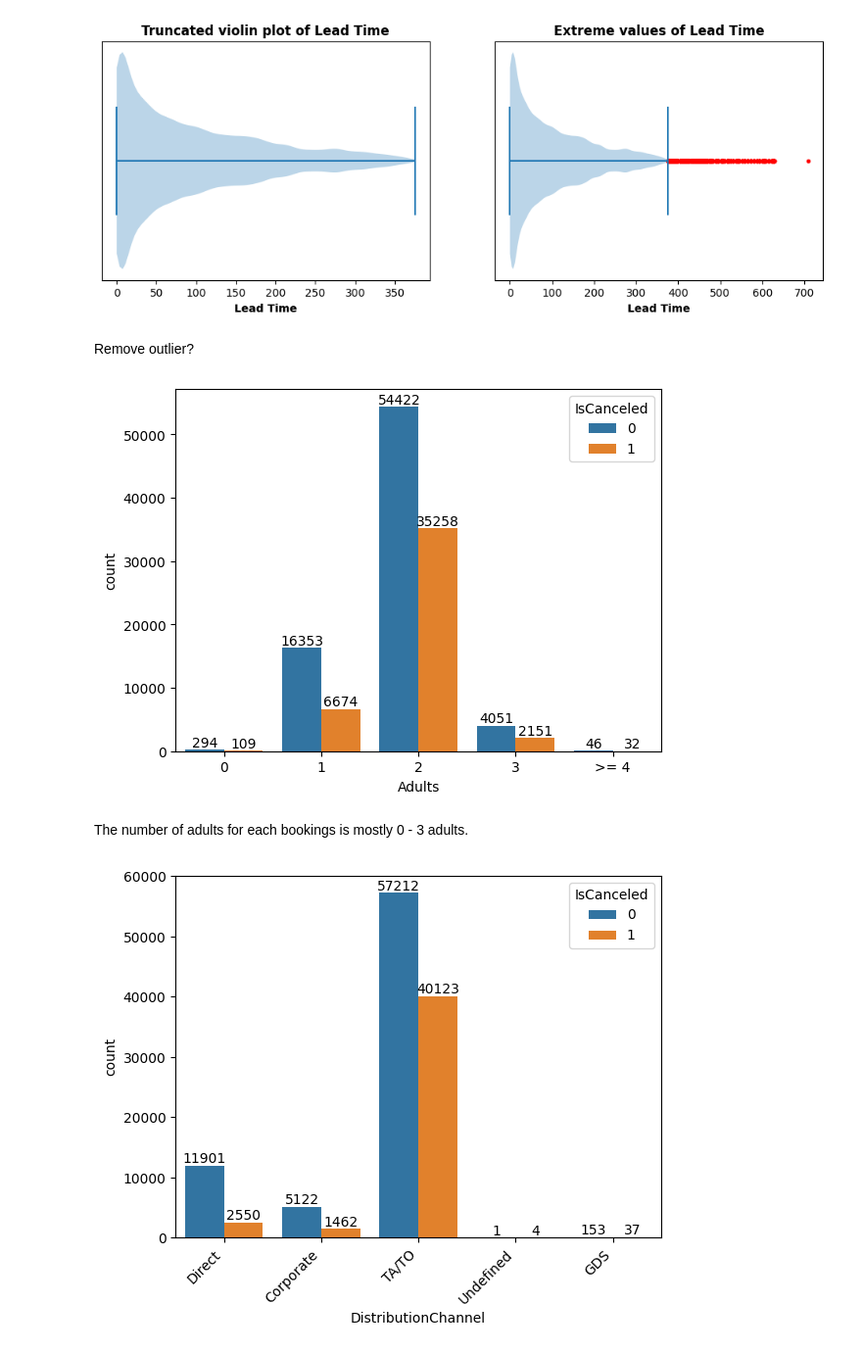
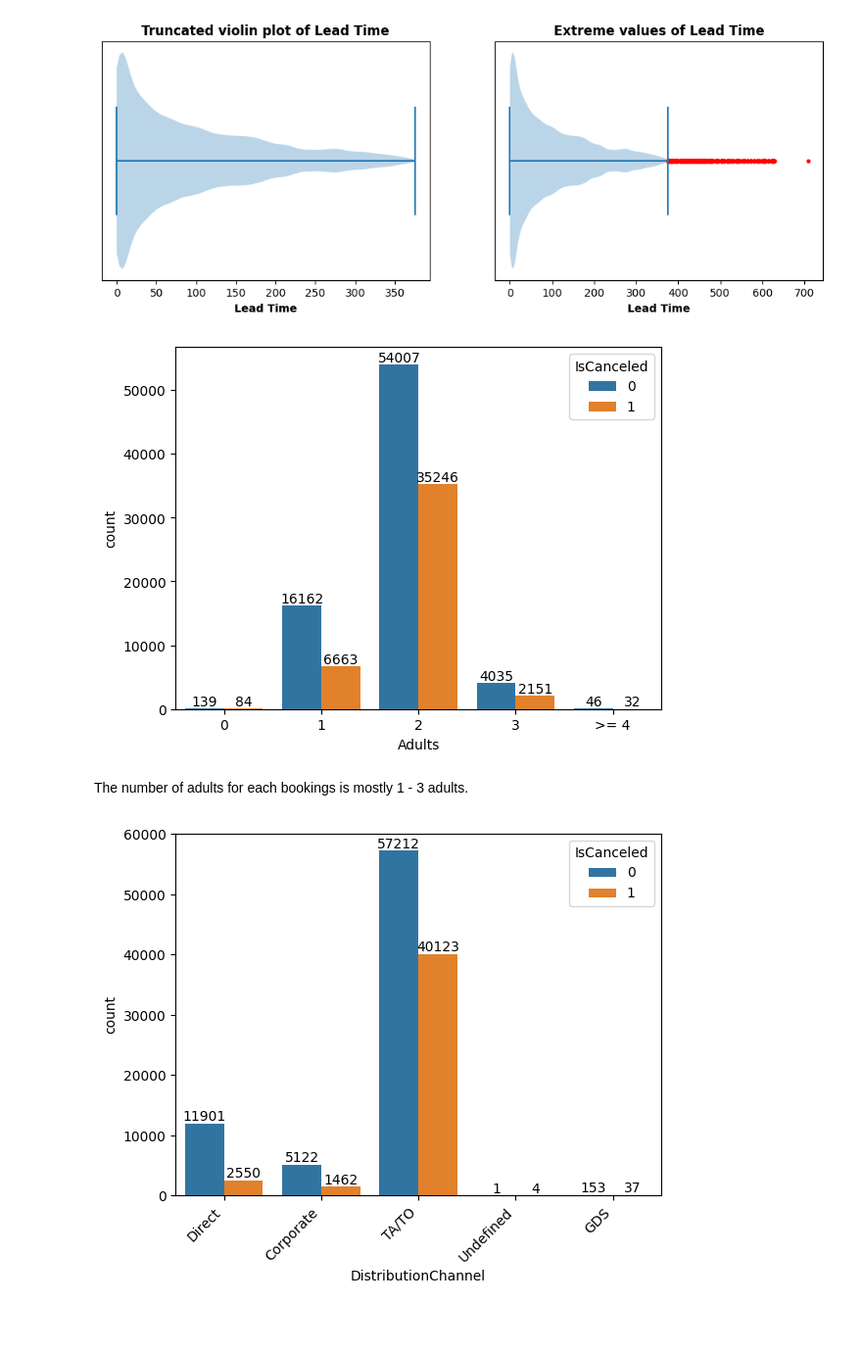
Before and after one commit to Github-vej28/Hotel_Booking_Cancellation_Prediction, a Jupyter notebook: data_exploration/eda.ipynb, the cells around one changed output. Shown at 98% size. Cells and saved outputs as stored; diff of their text form; code cells hidden in the pictures; blank space fills up the shorter version.

```diff
--- a/data_exploration/eda.ipynb
+++ b/data_exploration/eda.ipynb
@@ -99,22 +5,0 @@ Fill missing values
-# %%
-# Fill missing values
-booking['Children'].fillna(0, inplace=True)
-booking['Agent'].fillna(0, inplace=True)
-booking['Company'].fillna(0, inplace=True)
-booking['Country'].fillna("Undefined", inplace=True)
-
-# Replace type for number of children
-booking['Children'] = booking['Children'].astype(np.int64)
-# booking.info()
-# %%
-# Replace inconsitent data
-booking["Meal"].replace(["Undefined"], "SC", inplace=True)
-
-booking.loc[booking["ADR"] < 0, "ADR"] = 0
-booking.loc[(df["IsRepeatedGuest"] == 0) & (booking["PreviousBookingsNotCanceled"] + booking["PreviousCancellations"] > 0), "IsRepeatedGuest"] = 1
-
-# Delete records with 0 guests
-booking = booking[(booking['Adults'] + booking['Children'] + booking['Babies']) > 0]
-
-# Delete records with 0 night stay
-booking = booking[booking["StaysInWeekendNights"] + booking["StaysInWeekNights"] > 0]
@@ -321,13 +195,2 @@ for container in ax.containers:
 # %% [markdown]
 Guests with cancellations history tend to cancel more
-# %%
-grouped_df = booking[booking['PreviousBookingsNotCanceled'] > 0].assign(PreviousBookingsNotCanceled='> 0')
-grouped_df = pd.concat([booking[booking['PreviousBookingsNotCanceled'] == 0], grouped_df])
-
-nums_of_canceled = [len(grouped_df[(grouped_df["PreviousBookingsNotCanceled"]==0) & (grouped_df["IsCanceled"] == 1)]), len(grouped_df[(grouped_df["PreviousBookingsNotCanceled"]=='> 0') & (grouped_df["IsCanceled"] == 1)])]
-nums_of_not_canceled = [len(grouped_df[(grouped_df["PreviousBookingsNotCanceled"]==0) & (grouped_df["IsCanceled"] == 0)]), len(grouped_df[(grouped_df["PreviousBookingsNotCanceled"]=='> 0') & (grouped_df["IsCanceled"] == 0)])]
-width = 0.4
-
-ax = sns.countplot(data=grouped_df, x='PreviousBookingsNotCanceled', hue='IsCanceled')
-for container in ax.containers:
-    ax.bar_label(container)
@@ -434,27 +293,19 @@ ax[1].set_yticks([])
 plt.show()
 # %% [output]
 [figure]
-# %% [markdown]
-Remove outlier?
 # %%
 # Create a new dataframe to group values > 5
-grouped_df = df[df['Adults'] >= 4].assign(Adults='>= 4')
-grouped_df = pd.concat([df[df['Adults'] < 4], grouped_df])
+grouped_df = booking[booking['Adults'] >= 4].assign(Adults='>= 4')
+grouped_df = pd.concat([booking[booking['Adults'] < 4], grouped_df])
 
 # Plot the frequency diagram
 ax = sns.countplot(data=grouped_df, x='Adults', hue='IsCanceled', order=[0, 1, 2, 3, ">= 4"])
 for container in ax.containers:
     ax.bar_label(container)
-
-# Plot the percentage chart
-# grouped_df['frequency'] = 0
-# counts = grouped_df.groupby(["Adults", 'IsCanceled']).count()
-# freq_per_group = counts.div(counts.groupby('Adults').transform('sum')).reset_index()
-# sns.barplot(x="Adults", y='frequency', hue='IsCanceled', data=freq_per_group, order=[0, 1, 2, 3, ">= 4"])
 # %% [output]
-[figure, old version]
+[figure, new version]
 # %% [markdown]
-The number of adults for each bookings is mostly 0 - 3 adults.
+The number of adults for each bookings is mostly 1 - 3 adults.
 # %%
 ax = sns.countplot(data=booking, x='DistributionChannel', hue="IsCanceled")
 ax.set_xticklabels(ax.get_xticklabels(), rotation=45, horizontalalignment='right')
```
Also changed, not shown: parts of 36 cells of this notebook.
